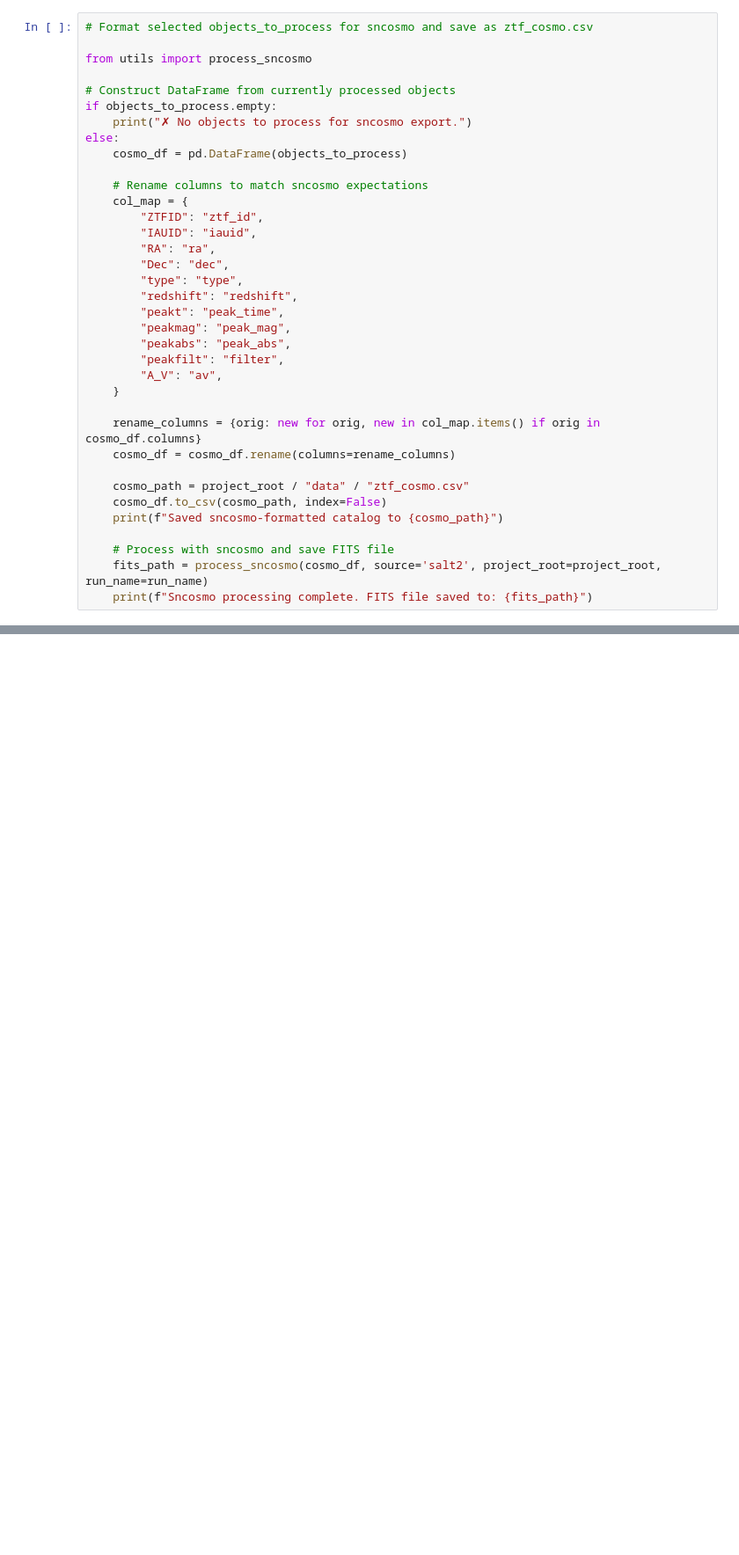
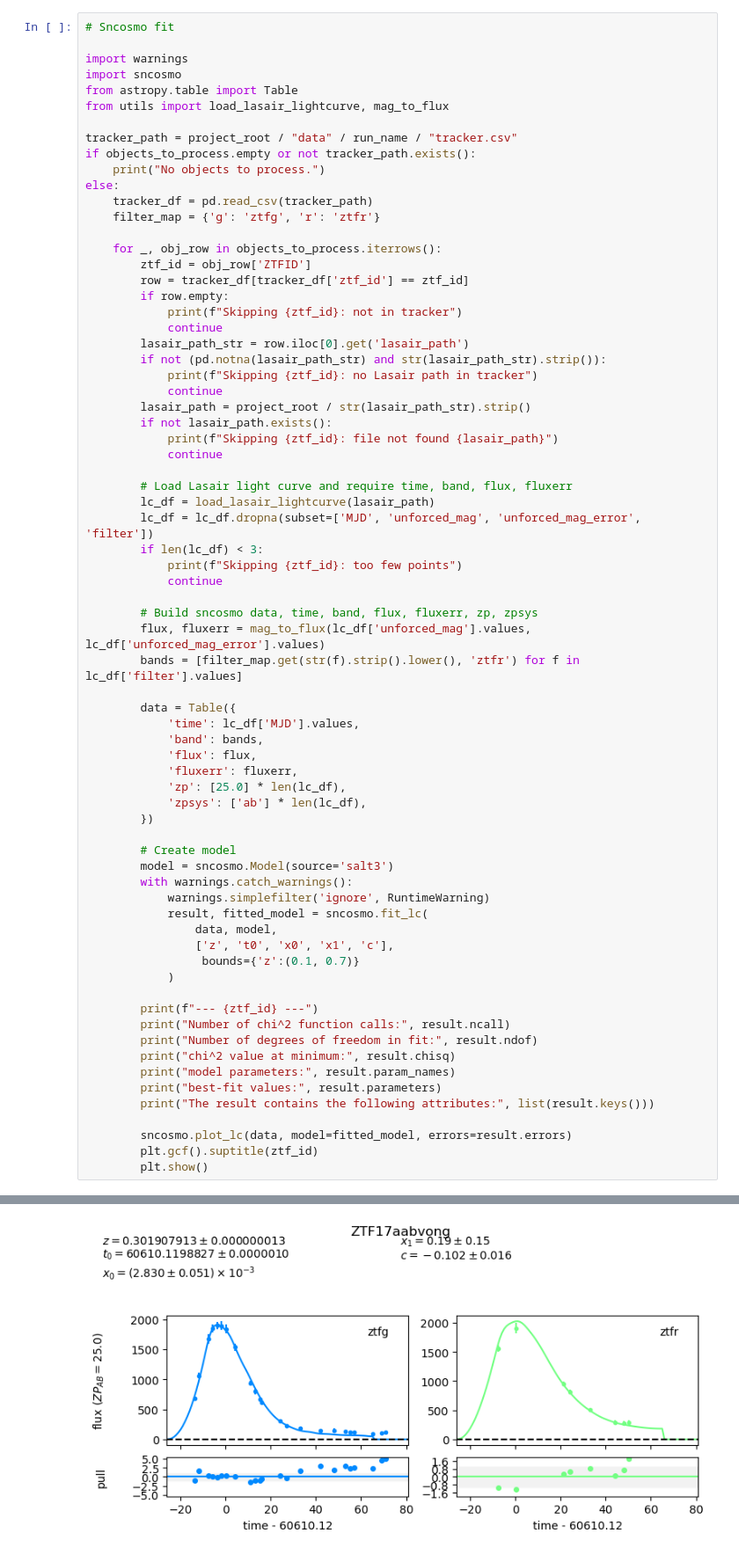
Before and after one commit to heffernan111/msc-dissertation, a Jupyter notebook: project/src/process.ipynb, the cells around one changed output, grey strips where cells are left out. Shown at 88% size. Saved outputs shown, nothing was run; the diff lists cells and outputs as text; blank space fills up the shorter version.

Commit message:
sample sncosmo

```diff
--- a/project/src/process.ipynb
+++ b/project/src/process.ipynb
@@ -207,37 +194,72 @@ Plotting complete for 4 object(s)
 # %%
-# Format selected objects_to_process for sncosmo and save as ztf_cosmo.csv
+# Sncosmo fit
 
-from utils import process_sncosmo
+import warnings
+import sncosmo
+from astropy.table import Table
+from utils import load_lasair_lightcurve, mag_to_flux
 
-# Construct DataFrame from currently processed objects
-if objects_to_process.empty:
-    print("✗ No objects to process for sncosmo export.")
+tracker_path = project_root / "data" / run_name / "tracker.csv"
+if objects_to_process.empty or not tracker_path.exists():
+    print("No objects to process.")
 else:
-    cosmo_df = pd.DataFrame(objects_to_process)
+    tracker_df = pd.read_csv(tracker_path)
+    filter_map = {'g': 'ztfg', 'r': 'ztfr'}
 
-    # Rename columns to match sncosmo expectations
-    col_map = {
-        "ZTFID": "ztf_id",
-        "IAUID": "iauid",
-        "RA": "ra",
-        "Dec": "dec",
-        "type": "type",
-        "redshift": "redshift",
-        "peakt": "peak_time",
-        "peakmag": "peak_mag",
-        "peakabs": "peak_abs",
-        "peakfilt": "filter",
-        "A_V": "av",
-    }
+    for _, obj_row in objects_to_process.iterrows():
+        ztf_id = obj_row['ZTFID']
+        row = tracker_df[tracker_df['ztf_id'] == ztf_id]
+        if row.empty:
+            print(f"Skipping {ztf_id}: not in tracker")
+            continue
+        lasair_path_str = row.iloc[0].get('lasair_path')
+        if not (pd.notna(lasair_path_str) and str(lasair_path_str).strip()):
+            print(f"Skipping {ztf_id}: no Lasair path in tracker")
+            continue
+        lasair_path = project_root / str(lasair_path_str).strip()
+        if not lasair_path.exists():
+            print(f"Skipping {ztf_id}: file not found {lasair_path}")
+            continue
 
-    rename_columns = {orig: new for orig, new in col_map.items() if orig in cosmo_df.columns}
-    cosmo_df = cosmo_df.rename(columns=rename_columns)
+        # Load Lasair light curve and require time, band, flux, fluxerr
+        lc_df = load_lasair_lightcurve(lasair_path)
+        lc_df = lc_df.dropna(subset=['MJD', 'unforced_mag', 'unforced_mag_error', 'filter'])
+        if len(lc_df) < 3:
+            print(f"Skipping {ztf_id}: too few points")
+            continue
 
-    cosmo_path = project_root / "data" / "ztf_cosmo.csv"
-    cosmo_df.to_csv(cosmo_path, index=False)
-    print(f"Saved sncosmo-formatted catalog to {cosmo_path}")
+        # Build sncosmo data, time, band, flux, fluxerr, zp, zpsys
+        flux, fluxerr = mag_to_flux(lc_df['unforced_mag'].values, lc_df['unforced_mag_error'].values)
+        bands = [filter_map.get(str(f).strip().lower(), 'ztfr') for f in lc_df['filter'].values]
 
-    # Process with sncosmo and save FITS file
-    fits_path = process_sncosmo(cosmo_df, source='salt2', project_root=project_root, run_name=run_name)
-    print(f"Sncosmo processing complete. FITS file saved to: {fits_path}")
+        data = Table({
+            'time': lc_df['MJD'].values,
+            'band': bands,
+            'flux': flux,
+            'fluxerr': fluxerr,
+            'zp': [25.0] * len(lc_df),
+            'zpsys': ['ab'] * len(lc_df),
+        })
+
+        # Create model
+        model = sncosmo.Model(source='salt3')
+        with warnings.catch_warnings():
+            warnings.simplefilter('ignore', RuntimeWarning)
+            result, fitted_model = sncosmo.fit_lc(
+                data, model,
+                ['z', 't0', 'x0', 'x1', 'c'],
+                 bounds={'z':(0.1, 0.7)}
+            )
+
+        print(f"--- {ztf_id} ---")
+        print("Number of chi^2 function calls:", result.ncall)
+        print("Number of degrees of freedom in fit:", result.ndof)
+        print("chi^2 value at minimum:", result.chisq)
+        print("model parameters:", result.param_names)
+        print("best-fit values:", result.parameters)
+        print("The result contains the following attributes:", list(result.keys()))
+
+        sncosmo.plot_lc(data, model=fitted_model, errors=result.errors)
+        plt.gcf().suptitle(ztf_id)
+        plt.show()
 # %% [output]
@@ -247,0 +274 @@ Sncosmo processing complete. FITS file saved to: /Users/david/Code/msc/project/r
+[figure, added]
```
Also changed, not shown: parts of 5 cells of this notebook, 3 other files.
